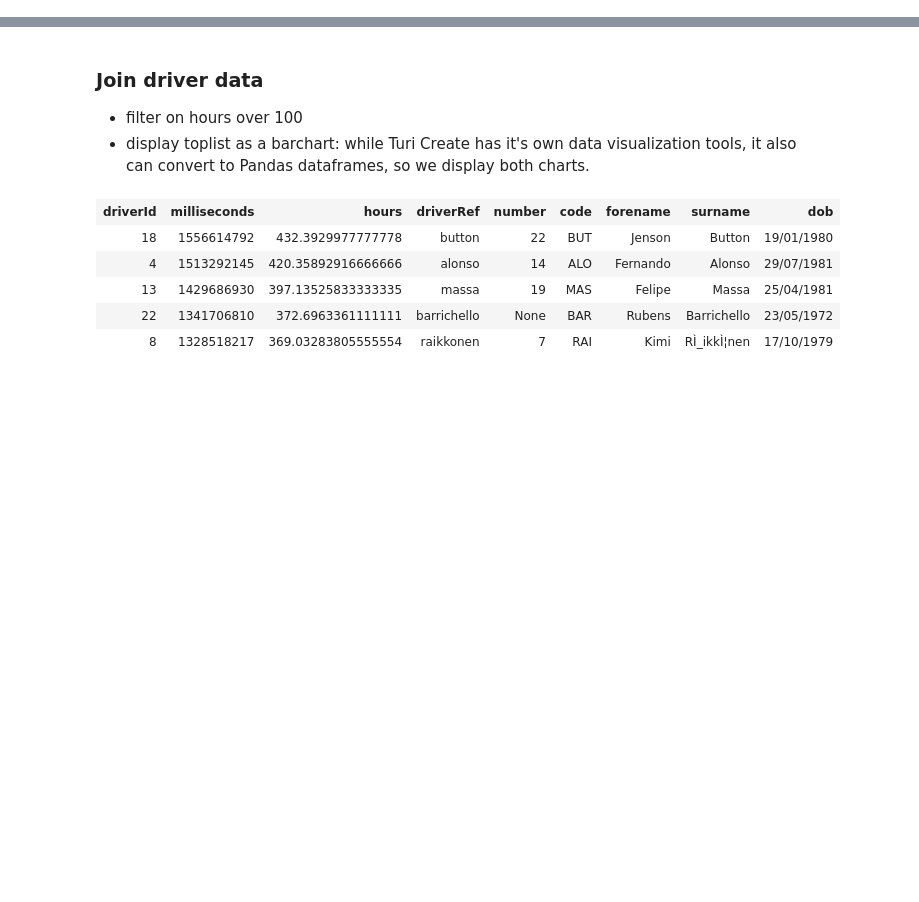
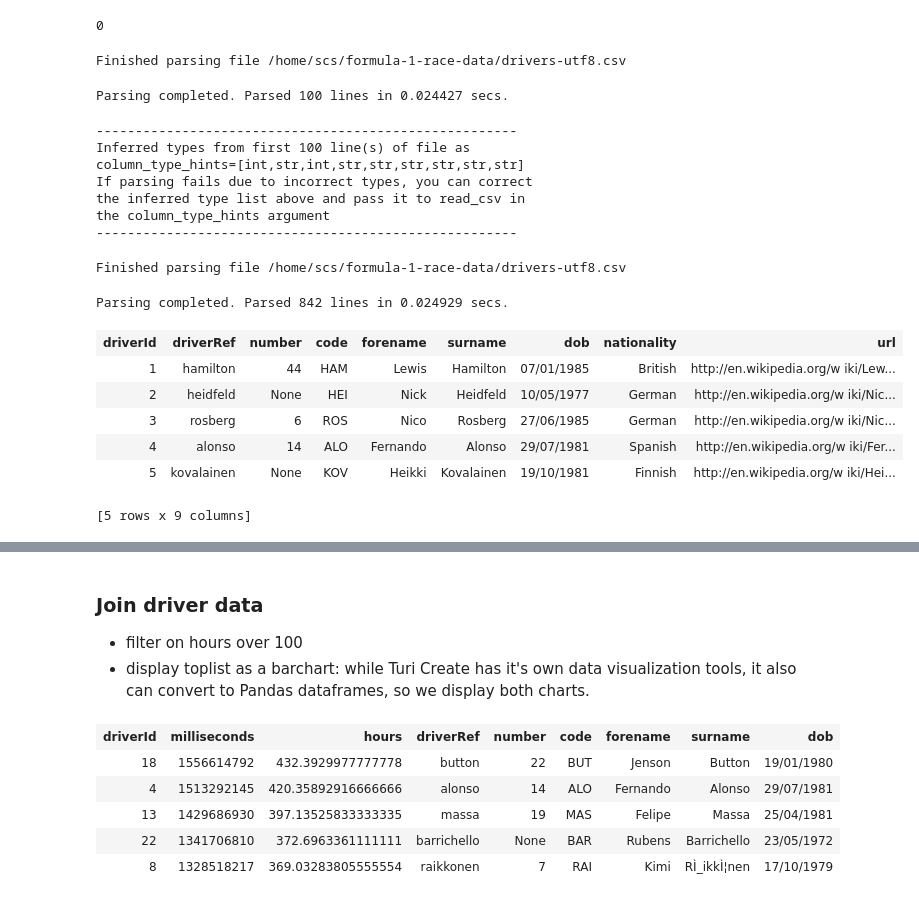
Before and after one commit to sidlo/docker-stacks, a Jupyter notebook: examples/turi-f1.ipynb, the cells around one changed output, grey strips where cells are left out. Drawn from its saved outputs; the diff is of its cells as text; code cells hidden in the pictures; blank space fills up the shorter version.

```diff
--- a/examples/turi-f1.ipynb
+++ b/examples/turi-f1.ipynb
@@ -0,0 +14,28 @@
+# %%
+import os
+os.system("iconv -f iso-8859-1 -t utf-8 ../../formula-1-race-data/drivers.csv > ../../formula-1-race-data/drivers-utf8.csv")
+# %% [output]
+0
+# %%
+drivers_sf =  SFrame(data="../../formula-1-race-data/drivers-utf8.csv")
+# drivers_sf.show()
+drivers_sf.head(5)
+# %% [output]
+Finished parsing file /home/scs/formula-1-race-data/drivers-utf8.csv
+Parsing completed. Parsed 100 lines in 0.024427 secs.
+------------------------------------------------------
+Inferred types from first 100 line(s) of file as
+column_type_hints=[int,str,int,str,str,str,str,str,str]
+If parsing fails due to incorrect types, you can correct
+the inferred type list above and pass it to read_csv in
+the column_type_hints argument
+------------------------------------------------------
+Finished parsing file /home/scs/formula-1-race-data/drivers-utf8.csv
+Parsing completed. Parsed 842 lines in 0.024929 secs.
+| driverId | driverRef | number | code | forename | surname | dob | nationality | url |
+| 1 | hamilton | 44 | HAM | Lewis | Hamilton | 07/01/1985 | British | http://en.wikipedia.org/w iki/Lew... |
+| 2 | heidfeld | None | HEI | Nick | Heidfeld | 10/05/1977 | German | http://en.wikipedia.org/w iki/Nic... |
+| 3 | rosberg | 6 | ROS | Nico | Rosberg | 27/06/1985 | German | http://en.wikipedia.org/w iki/Nic... |
+| 4 | alonso | 14 | ALO | Fernando | Alonso | 29/07/1981 | Spanish | http://en.wikipedia.org/w iki/Fer... |
+| 5 | kovalainen | None | KOV | Heikki | Kovalainen | 19/10/1981 | Finnish | http://en.wikipedia.org/w iki/Hei... |
+[5 rows x 9 columns]
```
Also changed, not shown: parts of 7 cells of this notebook, 1 other file.
